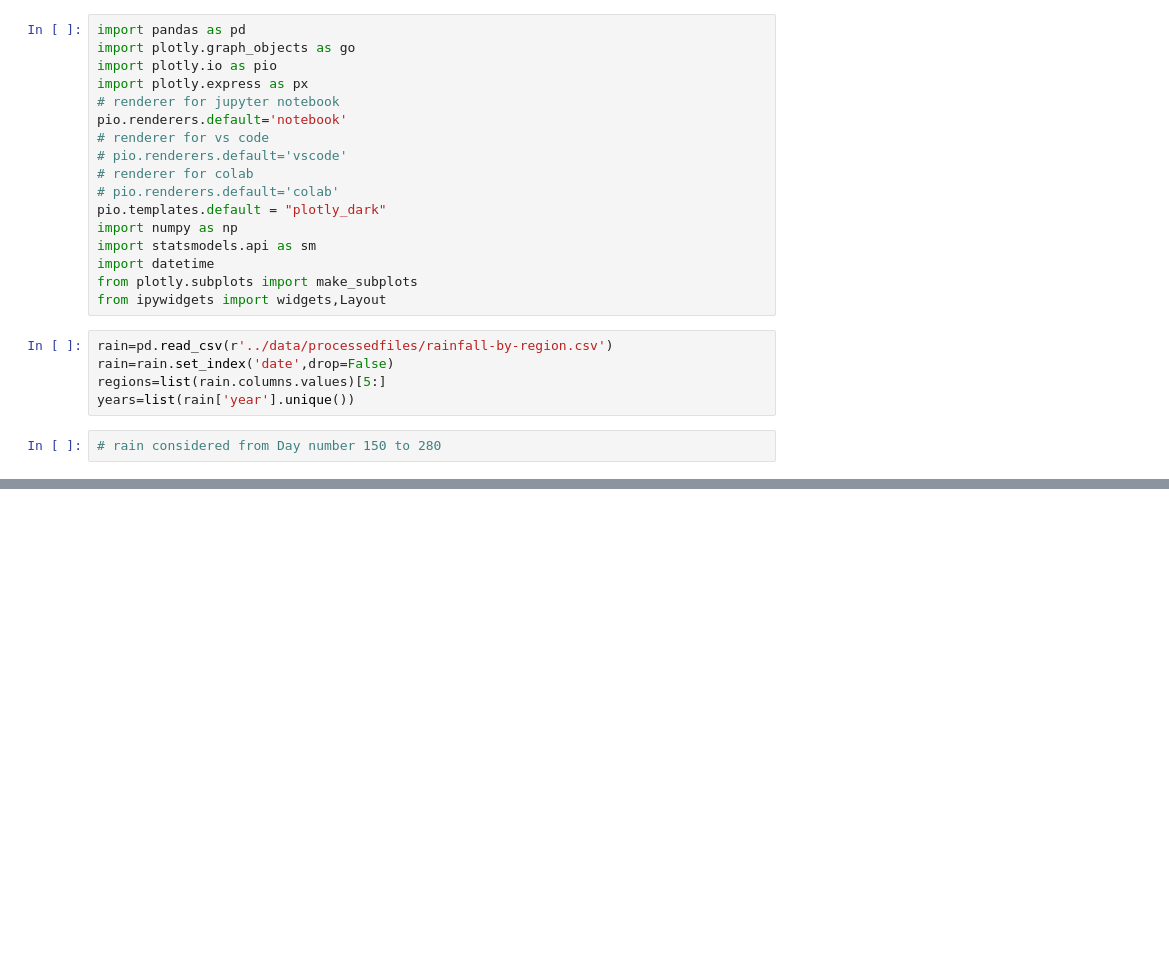
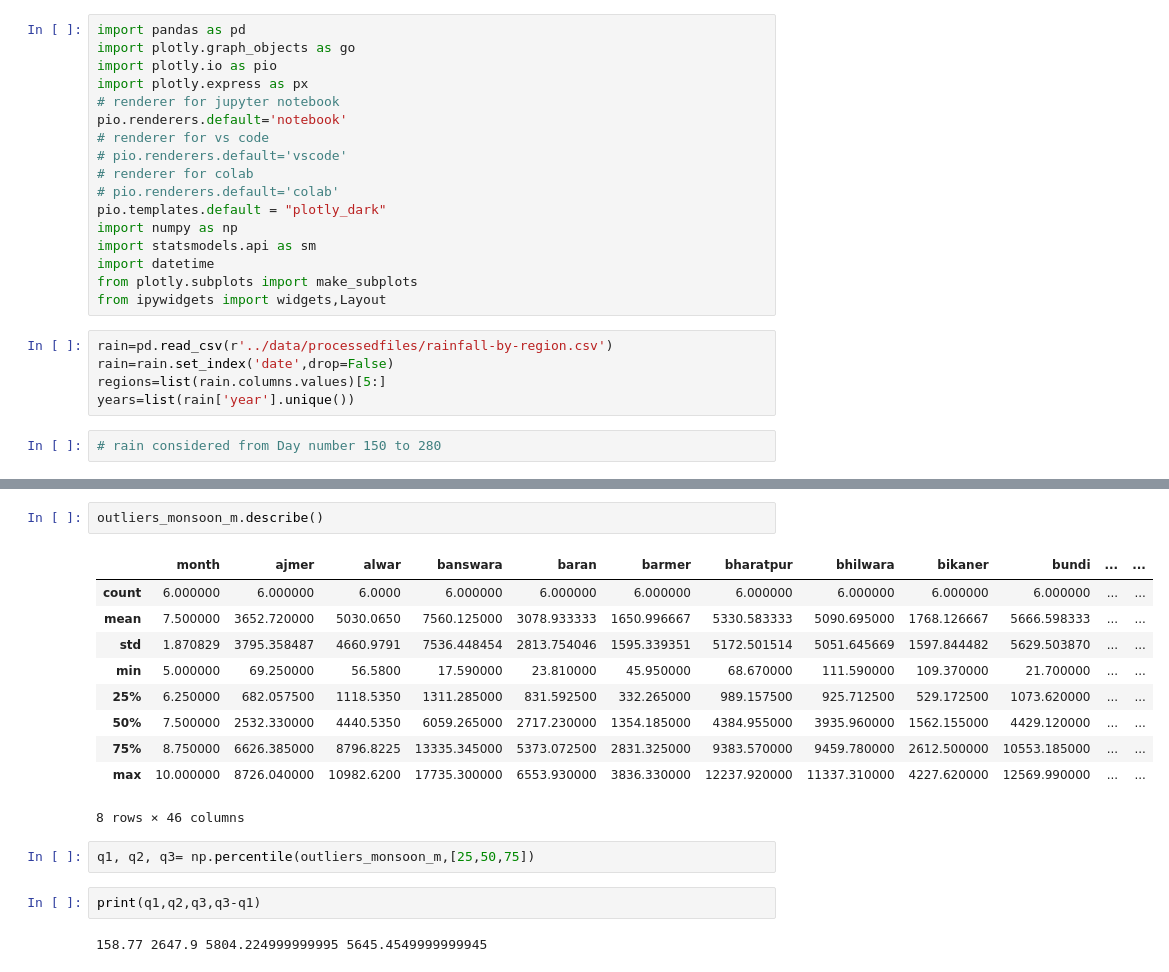
Before and after one commit to dev-essbee/rainfall-analysis, a Jupyter notebook: notebooks/exploratory-last.ipynb, the cells around one changed output, grey strips where cells are left out. Cells and saved outputs as stored; diff of their text form; blank space fills up the shorter version.

```diff
--- a/notebooks/exploratory-last.ipynb
+++ b/notebooks/exploratory-last.ipynb
@@ -256,0 +84,19 @@ q3-q1
+# %%
+outliers_monsoon_m.describe()
+# %% [output]
+|  | month | ajmer | alwar | banswara | baran | barmer | bharatpur | bhilwara | bikaner | bundi | ... | ... |
+| count | 6.000000 | 6.000000 | 6.0000 | 6.000000 | 6.000000 | 6.000000 | 6.000000 | 6.000000 | 6.000000 | 6.000000 | ... | ... |
+| mean | 7.500000 | 3652.720000 | 5030.0650 | 7560.125000 | 3078.933333 | 1650.996667 | 5330.583333 | 5090.695000 | 1768.126667 | 5666.598333 | ... | ... |
+| std | 1.870829 | 3795.358487 | 4660.9791 | 7536.448454 | 2813.754046 | 1595.339351 | 5172.501514 | 5051.645669 | 1597.844482 | 5629.503870 | ... | ... |
+| min | 5.000000 | 69.250000 | 56.5800 | 17.590000 | 23.810000 | 45.950000 | 68.670000 | 111.590000 | 109.370000 | 21.700000 | ... | ... |
+| 25% | 6.250000 | 682.057500 | 1118.5350 | 1311.285000 | 831.592500 | 332.265000 | 989.157500 | 925.712500 | 529.172500 | 1073.620000 | ... | ... |
+| 50% | 7.500000 | 2532.330000 | 4440.5350 | 6059.265000 | 2717.230000 | 1354.185000 | 4384.955000 | 3935.960000 | 1562.155000 | 4429.120000 | ... | ... |
+| 75% | 8.750000 | 6626.385000 | 8796.8225 | 13335.345000 | 5373.072500 | 2831.325000 | 9383.570000 | 9459.780000 | 2612.500000 | 10553.185000 | ... | ... |
+| max | 10.000000 | 8726.040000 | 10982.6200 | 17735.300000 | 6553.930000 | 3836.330000 | 12237.920000 | 11337.310000 | 4227.620000 | 12569.990000 | ... | ... |
+8 rows × 46 columns
+# %%
+q1, q2, q3= np.percentile(outliers_monsoon_m,[25,50,75])
+# %%
+print(q1,q2,q3,q3-q1)
+# %% [output]
+158.77 2647.9 5804.224999999995 5645.4549999999945
```
Also changed, not shown: parts of 47 cells of this notebook.
